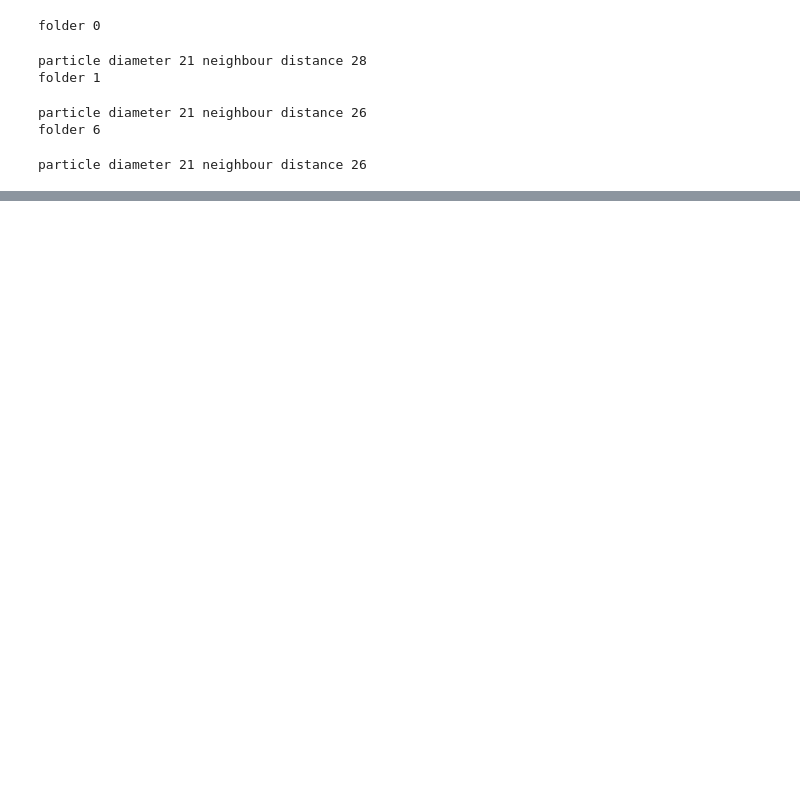
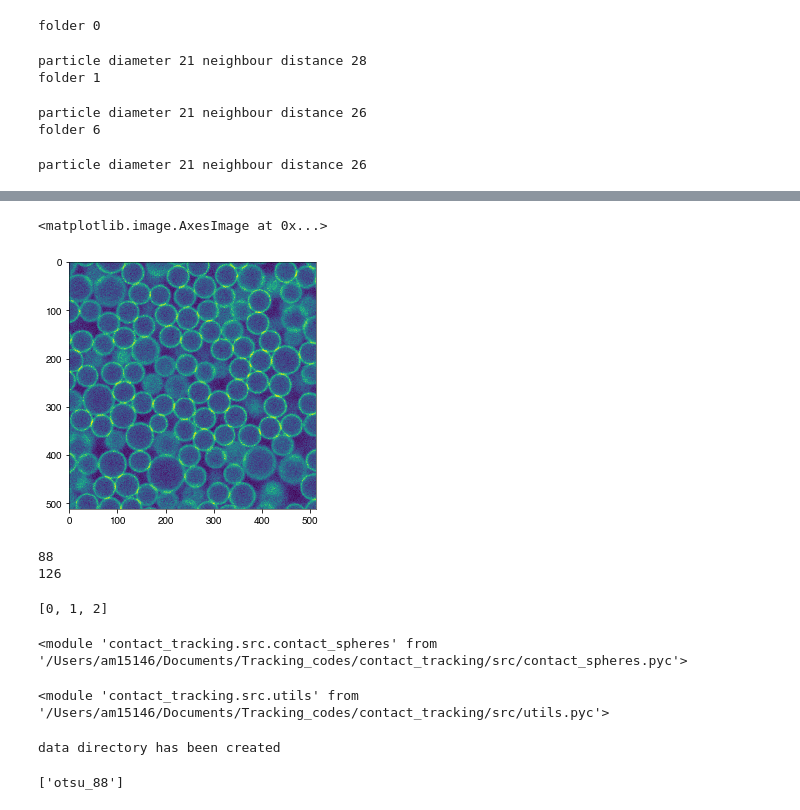
Before and after one commit to Mauva27/Contact_tracking, a Jupyter notebook: notebooks/contacts_analysis.ipynb, the cells around one changed output, grey strips where cells are left out. Cells and saved outputs as stored; diff of their text form; code cells hidden in the pictures; blank space fills up the shorter version.

```diff
--- a/notebooks/contacts_analysis.ipynb
+++ b/notebooks/contacts_analysis.ipynb
@@ -464,0 +563,3 @@ for f in folder_idx:
+# %%
+menu = menus.MainMenu()
+menu.options
@@ -464,0 +570,19 @@ for f in folder_idx:
+# %%
+data = '/Volumes/Widows/20210223/centres.tif'
+
+params = menus.return_params(menu.options.children)
+if params['which'] == 'lif':
+    smenu = menus.Select(data,params)
+    smenu.widget
+else:
+    select = menus.Select(data,params)
+    stack = select.return_tiff()
+
+data_ = '/Volumes/Widows/20210223/edges.tif'
+
+if params['which'] == 'lif':
+    smenu = menus.Select(data_,params)
+    smenu.widget
+else:
+    select = menus.Select(data_,params)
+    stack_ = select.return_tiff()
@@ -464,0 +594,5 @@ for f in folder_idx:
+# %%
+pl.imshow(stack_[0][:,:,50])
+# %% [output]
+<matplotlib.image.AxesImage at 0x...>
+[figure, added]
@@ -464,0 +602,8 @@ for f in folder_idx:
+# %%
+bgd = filters.threshold_otsu(edges.ravel())
+cts = filters.threshold_otsu(edges[edges>bgd].ravel())
+print(bgd)
+print(cts)
+# %% [output]
+88
+126
@@ -464,0 +613,30 @@ for f in folder_idx:
+# %%
+ccoords.keys()
+# %% [output]
+[0, 1, 2]
+# %%
+imp.reload(contact_spheres)
+fminimum = 75
+params = {}
+params['d_iter'] = 1
+params['s_iter'] = 3
+forces = contact_spheres.Force(params,ccoords,stack_,fminimum)
+contact_data = forces.get_todo()
+# %% [output]
+<module 'contact_tracking.src.contact_spheres' from '/Users/am15146/Documents/Tracking_codes/contact_tracking/src/contact_spheres.pyc'>
+# %%
+imp.reload(utils)
+directory = '/Volumes/Widows/20210223/data/'
+fname = 'centres_contacts'
+type_ = 'xyz'
+which = 'coms'
+centres_={}
+
+utils.saving_binary_xyz(directory,fname,ccoords,contact_data,type_,which1='centres',which2='coms')
+# %% [output]
+<module 'contact_tracking.src.utils' from '/Users/am15146/Documents/Tracking_codes/contact_tracking/src/utils.pyc'>
+data directory has been created
+# %%
+contact_data[2]['force_hist'].keys()
+# %% [output]
+['otsu_88']
```
Also changed, not shown: parts of 51 cells of this notebook, 4 other files.
